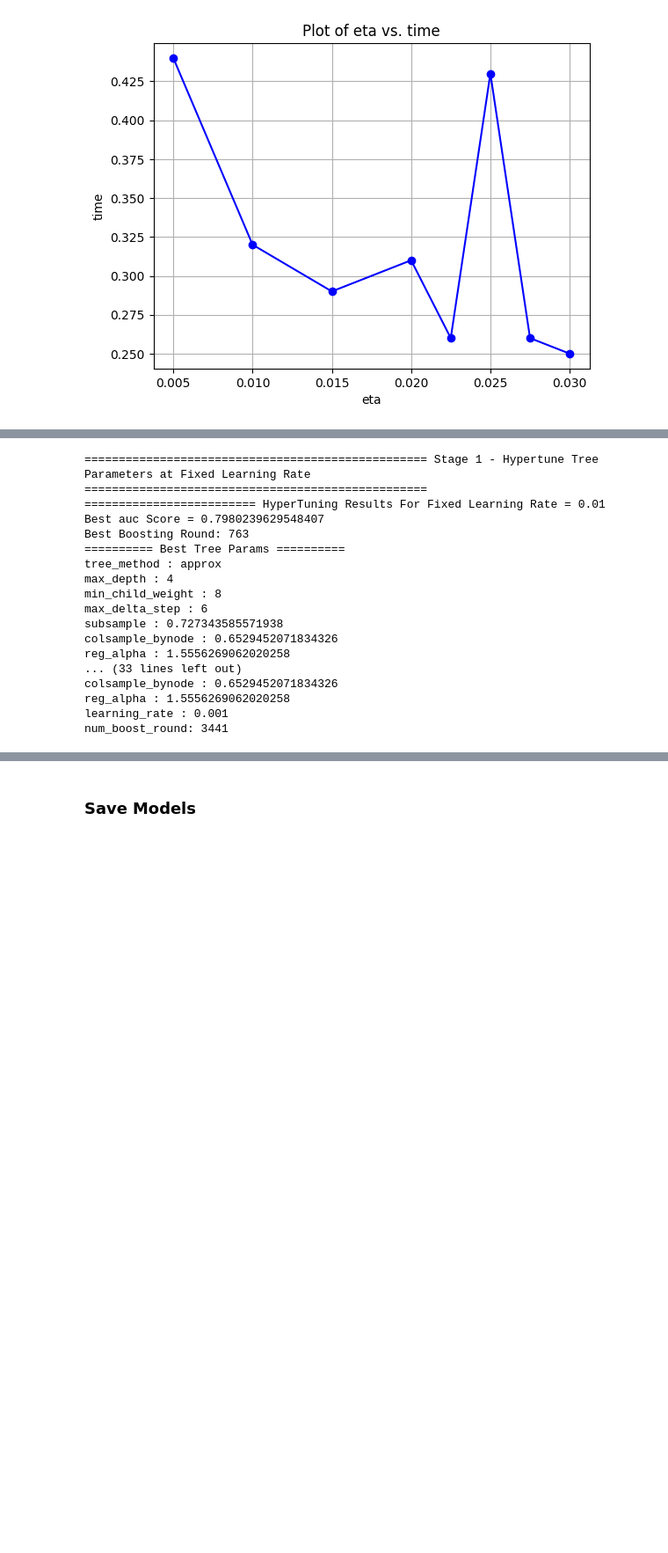
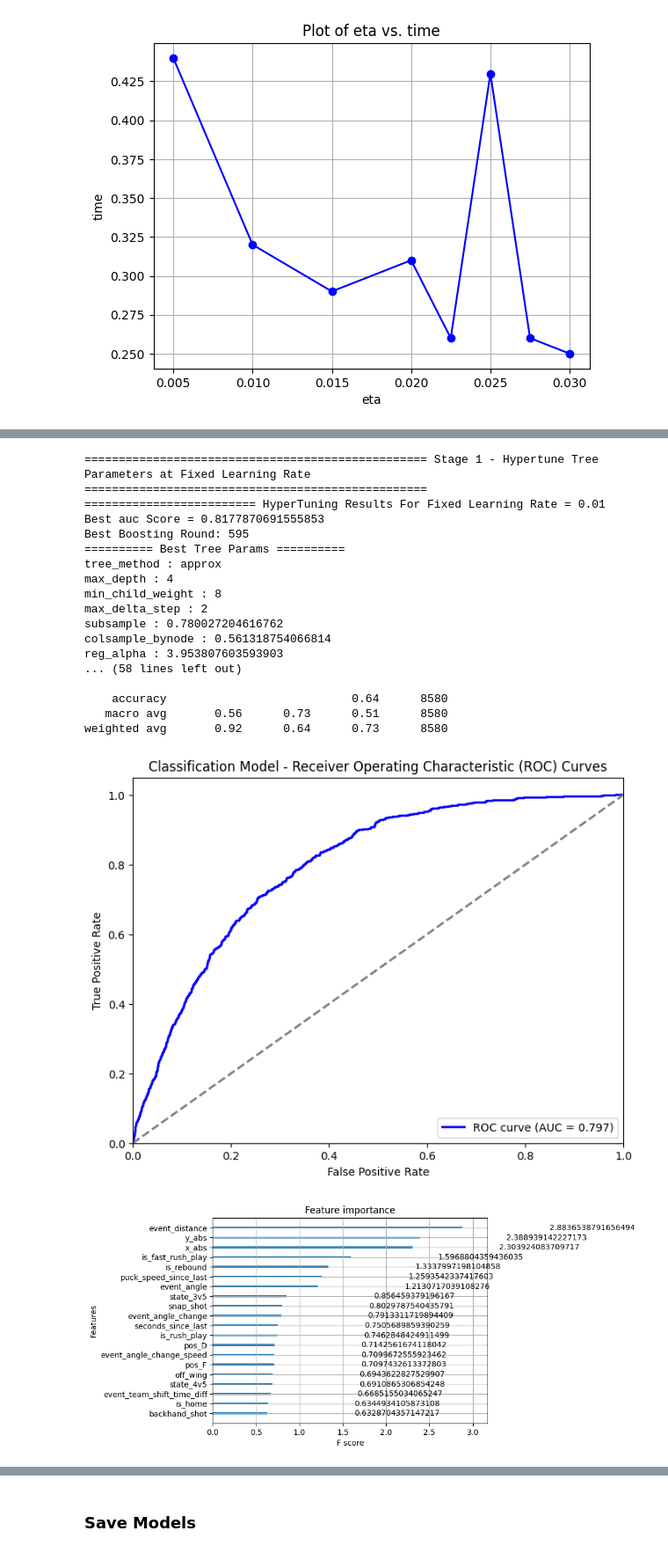
Before and after one commit to twinfield10/NHL-Data, a Jupyter notebook: NHL xG Model - Notebook.ipynb, the cells around one changed output, grey strips where cells are left out. Shown at 88% size. Drawn from its saved outputs; the diff is of its cells as text; code cells hidden in the pictures; blank space fills up the shorter version.

```diff
--- a/NHL xG Model - Notebook.ipynb
+++ b/NHL xG Model - Notebook.ipynb
@@ -1895,7 +1911,7 @@ lr_list = []
 auc_score_list = []
 logloss_list = []
 iterations_list = []
-for i in [0.001, 0.005, 0.01, 0.1]:
+for i in [0.001, 0.005, 0.01, 0.05, 0.1]:
     low_learning_rate = i
     params = {}
     params.update(study.best_trial.params)
@@ -1943,4 +1959,6 @@ for k, v in params.items():
 print(f'num_boost_round: {best_itr}')
 best_sh_params = params
 analyize_model(sh_model_final, sh_dtestall)
+xgb.plot_importance(sh_model_final, importance_type='gain', max_num_features=20)
+plt.show()
 # %% [output]
@@ -1964,20 +1982,22 @@ analyize_model(sh_model_final, sh_dtestall)
 ================================================== Stage 1 - Hypertune Tree Parameters at Fixed Learning Rate ==================================================
 ========================= HyperTuning Results For Fixed Learning Rate = 0.01
-Best auc Score = 0.7980239629548407
-Best Boosting Round: 763
+Best auc Score = 0.8177870691555853
+Best Boosting Round: 595
 ========== Best Tree Params ==========
 tree_method : approx
 max_depth : 4
 min_child_weight : 8
-max_delta_step : 6
-subsample : 0.727343585571938
-colsample_bynode : 0.6529452071834326
-reg_alpha : 1.5556269062020258
-... (33 lines left out)
-colsample_bynode : 0.6529452071834326
-reg_alpha : 1.5556269062020258
-learning_rate : 0.001
-num_boost_round: 3441
+max_delta_step : 2
+subsample : 0.780027204616762
+colsample_bynode : 0.561318754066814
+reg_alpha : 3.953807603593903
+... (58 lines left out)
+
+    accuracy                           0.64      8580
+   macro avg       0.56      0.73      0.51      8580
+weighted avg       0.92      0.64      0.73      8580
+[figure, added]
+[figure, added]
 # %%
 sampler = optuna.samplers.TPESampler(seed=71)
 study = optuna.create_study(direction='maximize', sampler=sampler)
```
Also changed, not shown: parts of 16 cells of this notebook, 14 other files.
